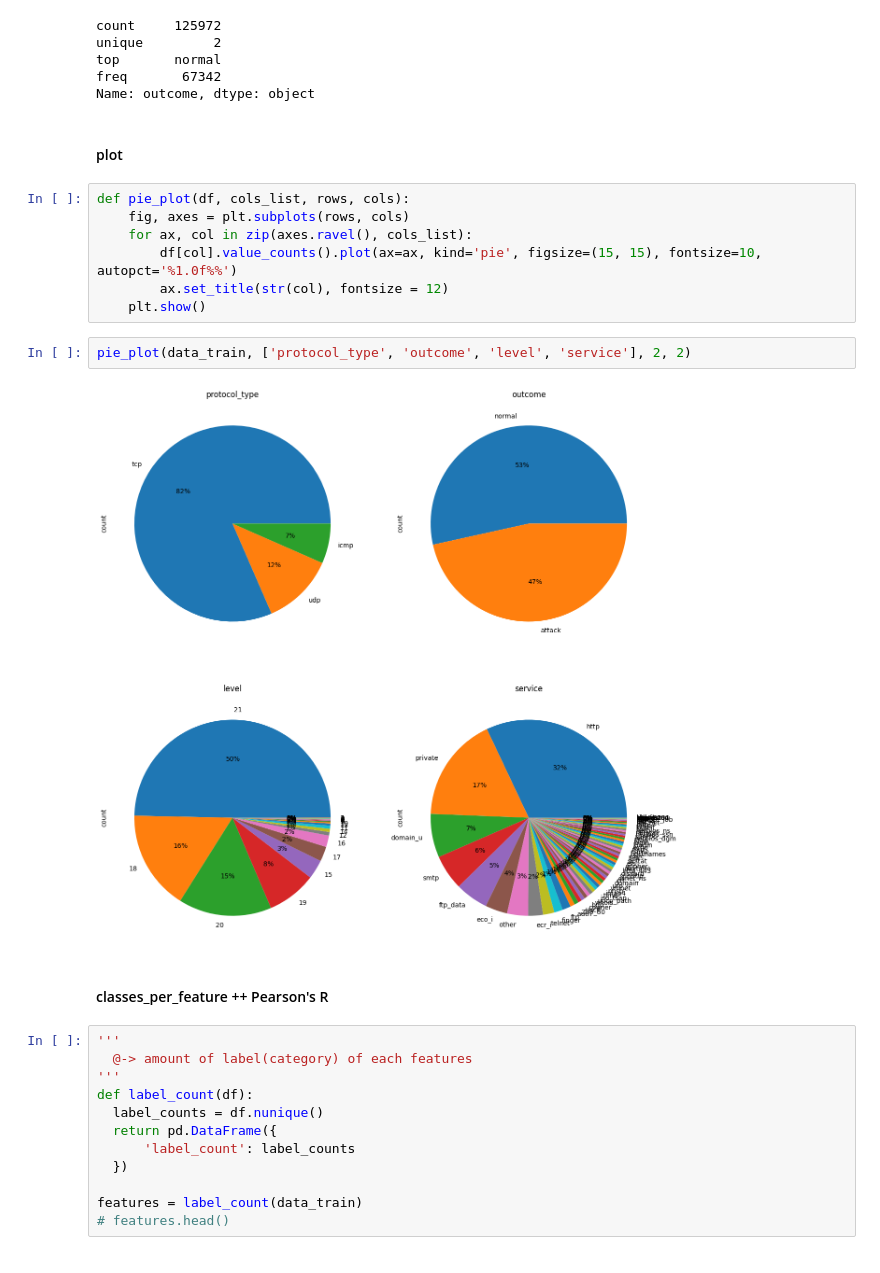
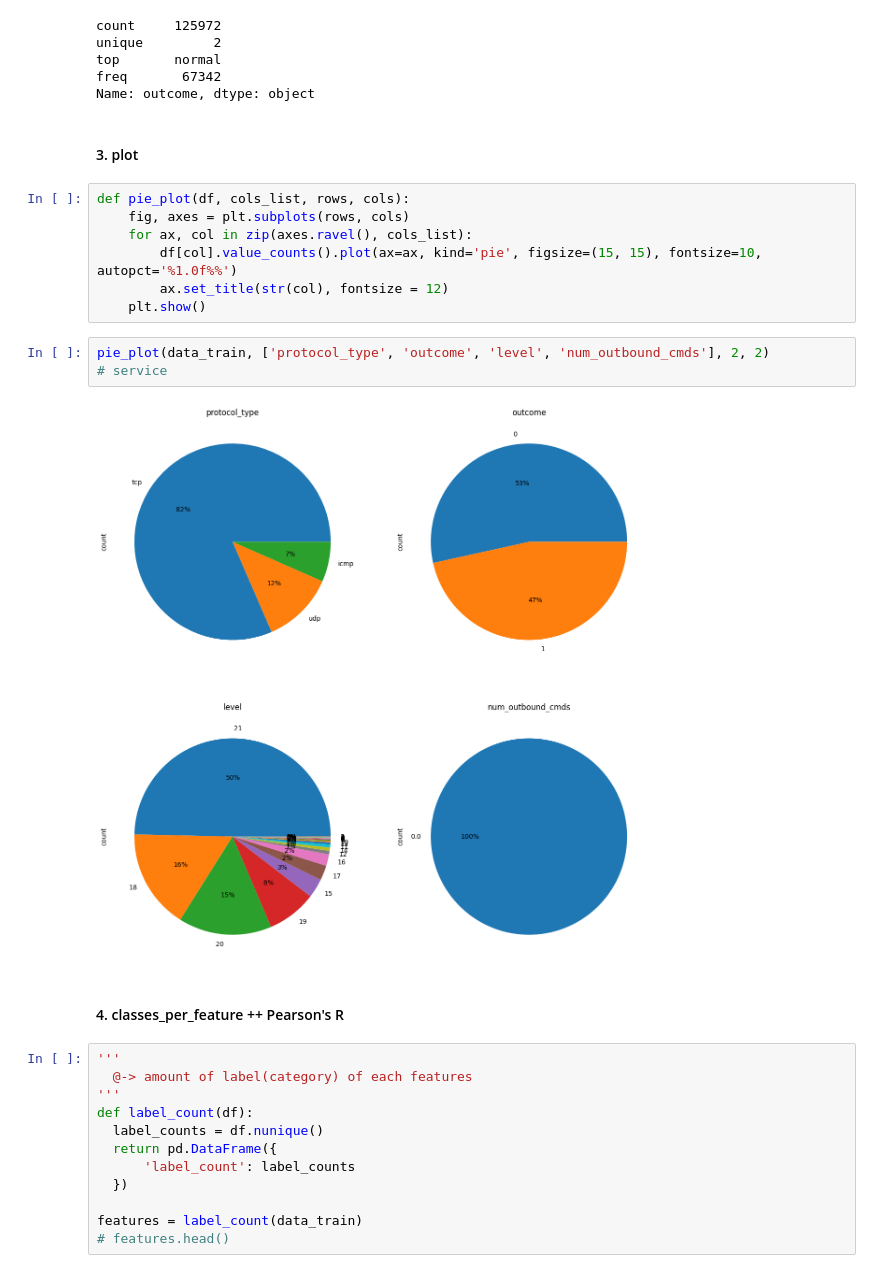
Before and after one commit to tekeuange23/ml-in-action, a Jupyter notebook: constraint-learning/constraint-learning.ipynb, the cells around one changed output. Saved outputs shown, nothing was run; the diff lists cells and outputs as text.

```diff
--- a/constraint-learning/constraint-learning.ipynb
+++ b/constraint-learning/constraint-learning.ipynb
@@ -101,7 +101,7 @@ top       normal
 freq       67342
 Name: outcome, dtype: object
 # %% [markdown]
-#### plot
+#### 3. plot
 # %%
 def pie_plot(df, cols_list, rows, cols):
     fig, axes = plt.subplots(rows, cols)
@@ -110,11 +110,12 @@ def pie_plot(df, cols_list, rows, cols):
         ax.set_title(str(col), fontsize = 12)
     plt.show()
 # %%
-pie_plot(data_train, ['protocol_type', 'outcome', 'level', 'service'], 2, 2)
+pie_plot(data_train, ['protocol_type', 'outcome', 'level', 'num_outbound_cmds'], 2, 2)
+# service
 # %% [output]
-[figure, old version]
+[figure, new version]
 # %% [markdown]
-#### classes_per_feature ++ Pearson's R
+#### 4. classes_per_feature ++ Pearson's R
 # %%
 '''
   @-> amount of label(category) of each features
```
Also changed, not shown: parts of 6 cells of this notebook.
